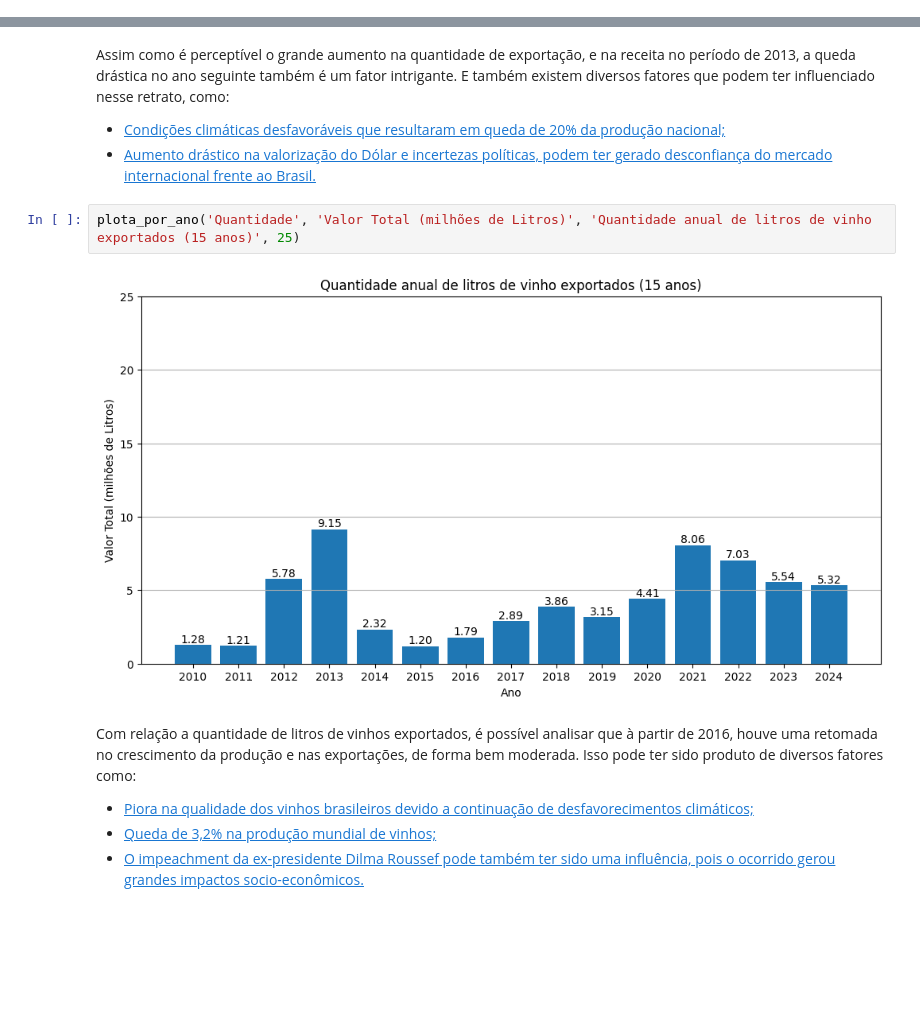
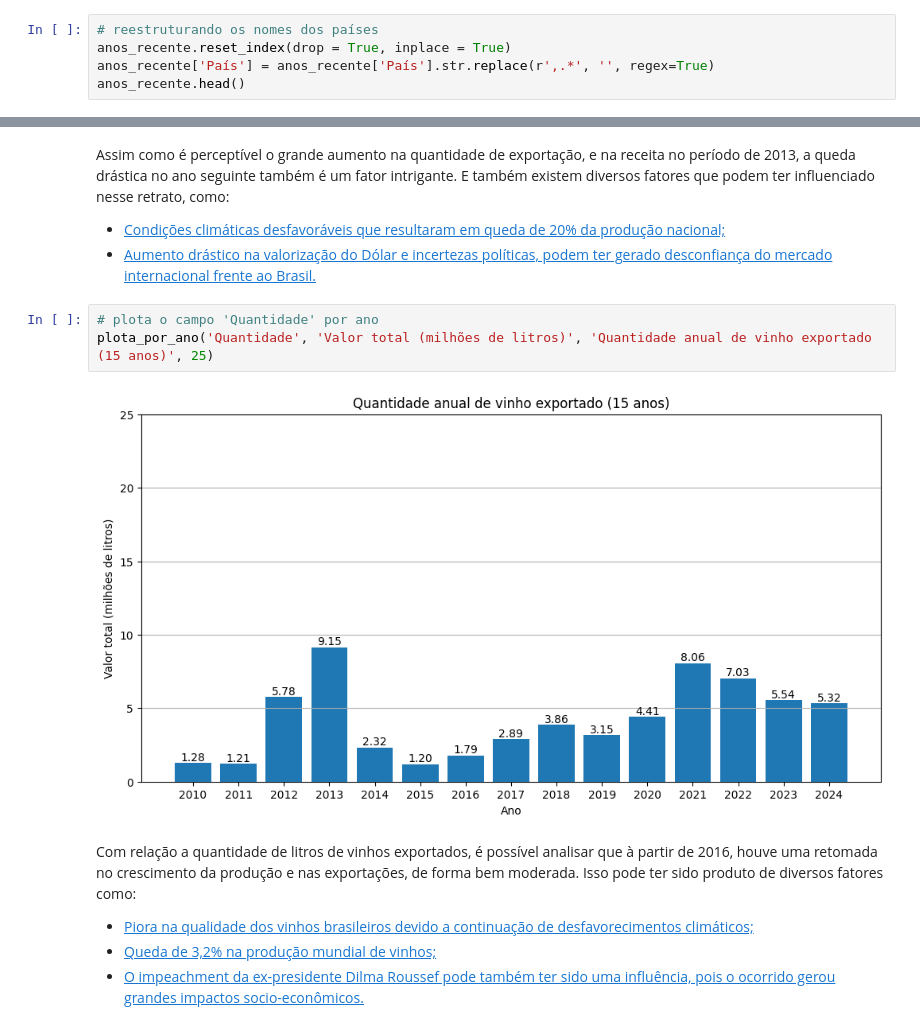
Before and after one commit to fiapostechfase1/tech-challenge, a Jupyter notebook: Tech_Challenge.ipynb, the cells around one changed output, grey strips where cells are left out. Drawn from its saved outputs; the diff is of its cells as text; blank space fills up the shorter version.

```diff
--- a/Tech_Challenge.ipynb
+++ b/Tech_Challenge.ipynb
@@ -146,0 +174,5 @@ anos_recente.head()
+# %%
+# reestruturando os nomes dos países
+anos_recente.reset_index(drop = True, inplace = True)
+anos_recente['País'] = anos_recente['País'].str.replace(r',.*', '', regex=True)
+anos_recente.head()
@@ -227,9 +421,10 @@ plota_por_ano('Valor', 'Valor Total (milhões USD)', 'Receita anual com a export
     <li><a href='https://economia.uol.com.br/cotacoes/noticias/redacao/2014/12/30/dolar-sobe-13-no-ano-nos-4-anos-de-dilma-salta-60-de-r-167-a-r-266.htm?utm_source=chatgpt.com'>Aumento drástico na valorização do Dólar e incertezas políticas, podem ter gerado desconfiança do mercado internacional frente ao Brasil. </a></li>
 </ul>
 # %%
-plota_por_ano('Quantidade', 'Valor Total (milhões de Litros)', 'Quantidade anual de litros de vinho exportados (15 anos)', 25)
+# plota o campo 'Quantidade' por ano
+plota_por_ano('Quantidade', 'Valor total (milhões de litros)', 'Quantidade anual de vinho exportado (15 anos)', 25)
 # %% [output]
-[figure, old version]
+[figure, new version]
 # %% [markdown]
 <p>Com relação a quantidade de litros de vinhos exportados, é possível analisar que à partir de 2016, houve uma retomada no crescimento da produção e nas exportações, de forma bem moderada. Isso pode ter sido produto de diversos fatores como:</p>
 <ul>
```
Also changed, not shown: parts of 28 cells of this notebook.
